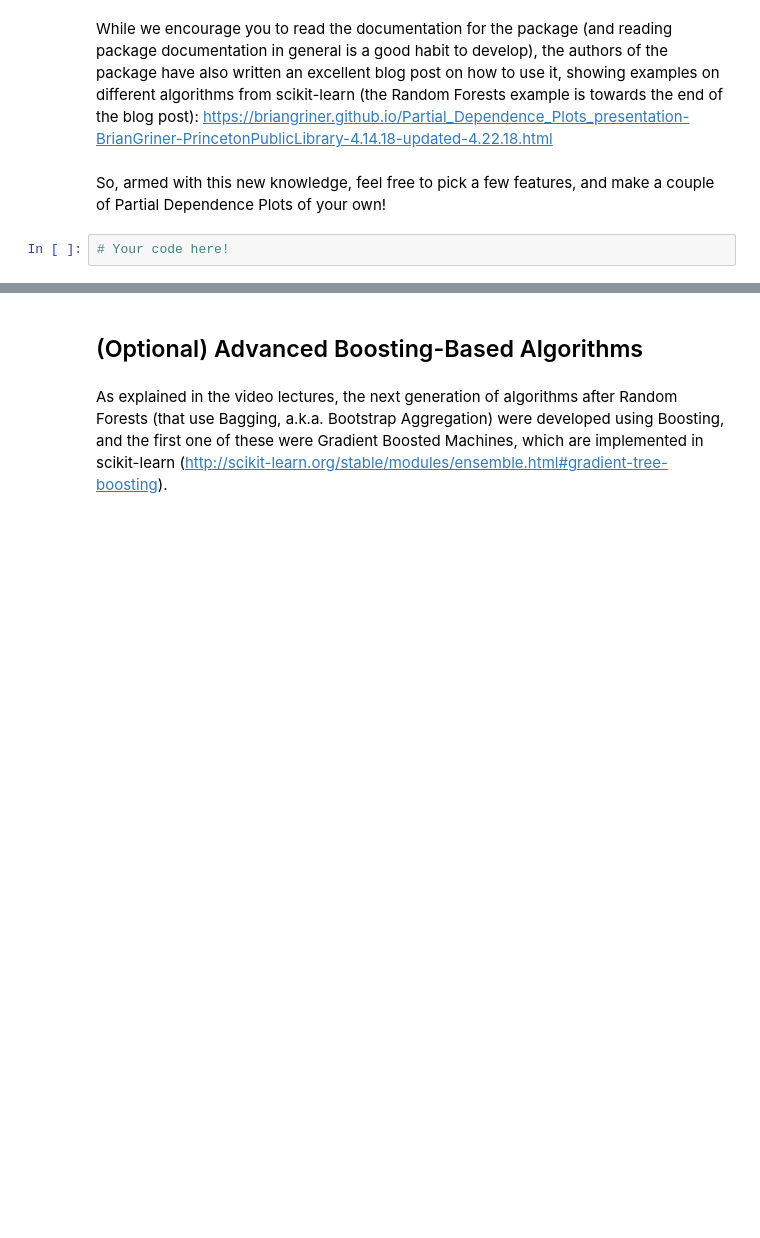
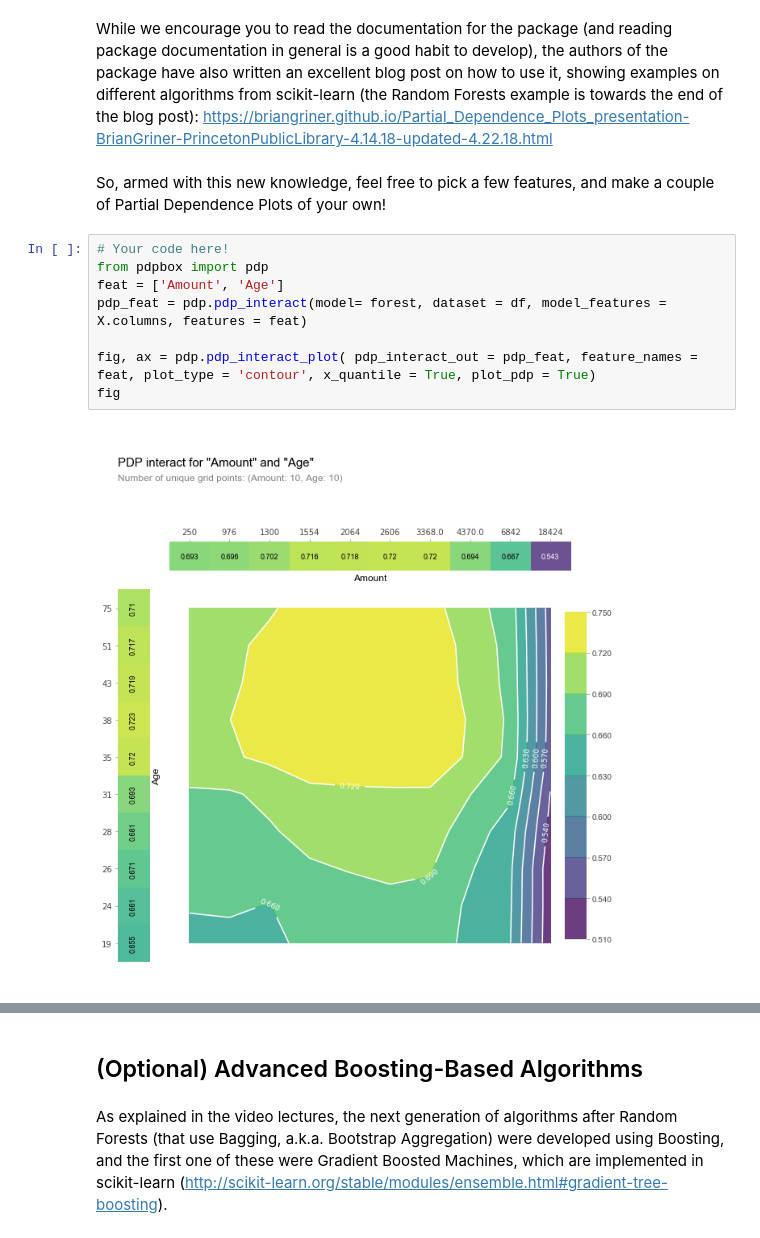
Before and after one commit to baz08/mec-mini-projects, a Jupyter notebook: mec-13.5.1-tree-based-algorithms-mini-project/Mini_Project_Tree-Based_Algorithms.ipynb, the cells around one changed output, grey strips where cells are left out. Cells and saved outputs as stored; diff of their text form; blank space fills up the shorter version.

```diff
--- a/mec-13.5.1-tree-based-algorithms-mini-project/Mini_Project_Tree-Based_Algorithms.ipynb
+++ b/mec-13.5.1-tree-based-algorithms-mini-project/Mini_Project_Tree-Based_Algorithms.ipynb
@@ -249,5 +292,13 @@ Check the permissions.
 While we encourage you to read the documentation for the package (and reading package documentation in general is a good habit to develop), the authors of the package have also written an excellent blog post on how to use it, showing examples on different algorithms from scikit-learn (the Random Forests example is towards the end of the blog post): https://briangriner.github.io/Partial_Dependence_Plots_presentation-BrianGriner-PrincetonPublicLibrary-4.14.18-updated-4.22.18.html
 # %% [markdown]
 So, armed with this new knowledge, feel free to pick a few features, and make a couple of Partial Dependence Plots of your own!
-# %%
-# Your code here!
+# %%
+# Your code here!
+from pdpbox import pdp
+feat = ['Amount', 'Age']
+pdp_feat = pdp.pdp_interact(model= forest, dataset = df, model_features = X.columns, features = feat)
+
+fig, ax = pdp.pdp_interact_plot( pdp_interact_out = pdp_feat, feature_names = feat, plot_type = 'contour', x_quantile = True, plot_pdp = True)
+fig
+# %% [output]
+[figure, added]
```
Also changed, not shown: parts of 15 cells of this notebook.
